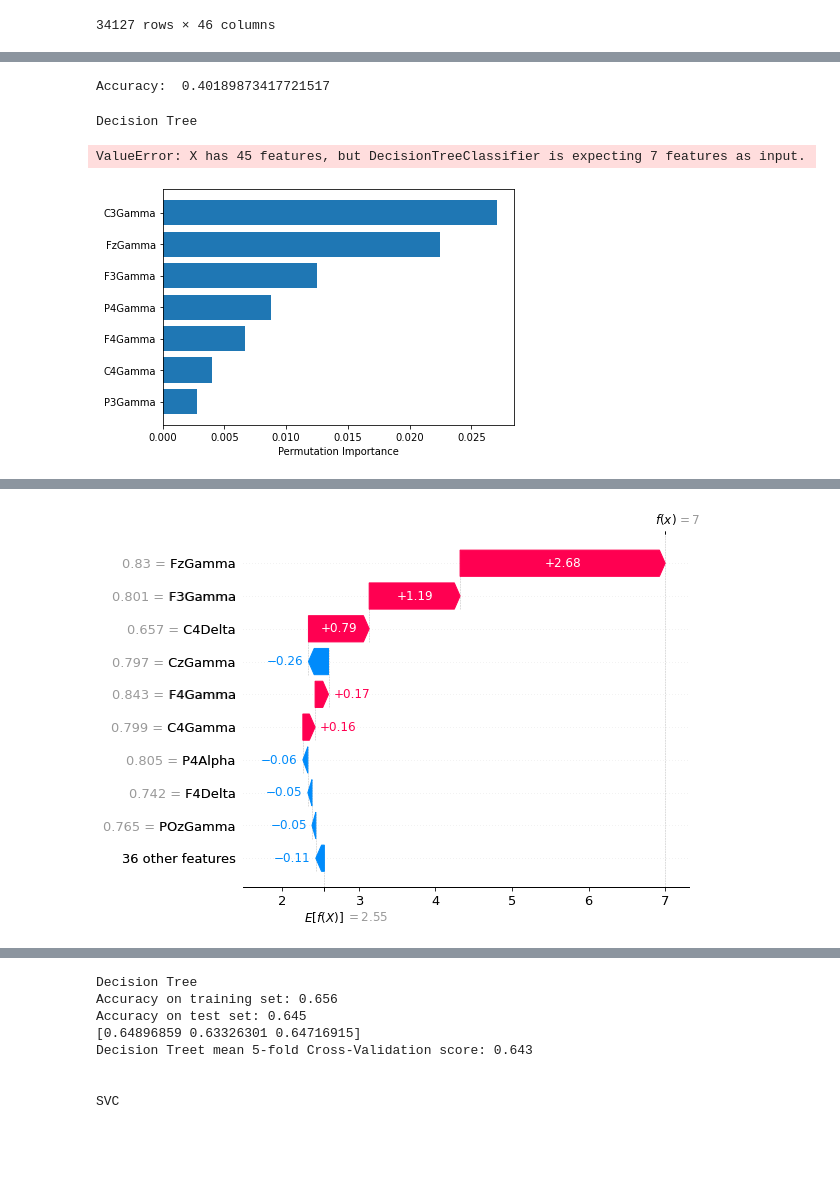
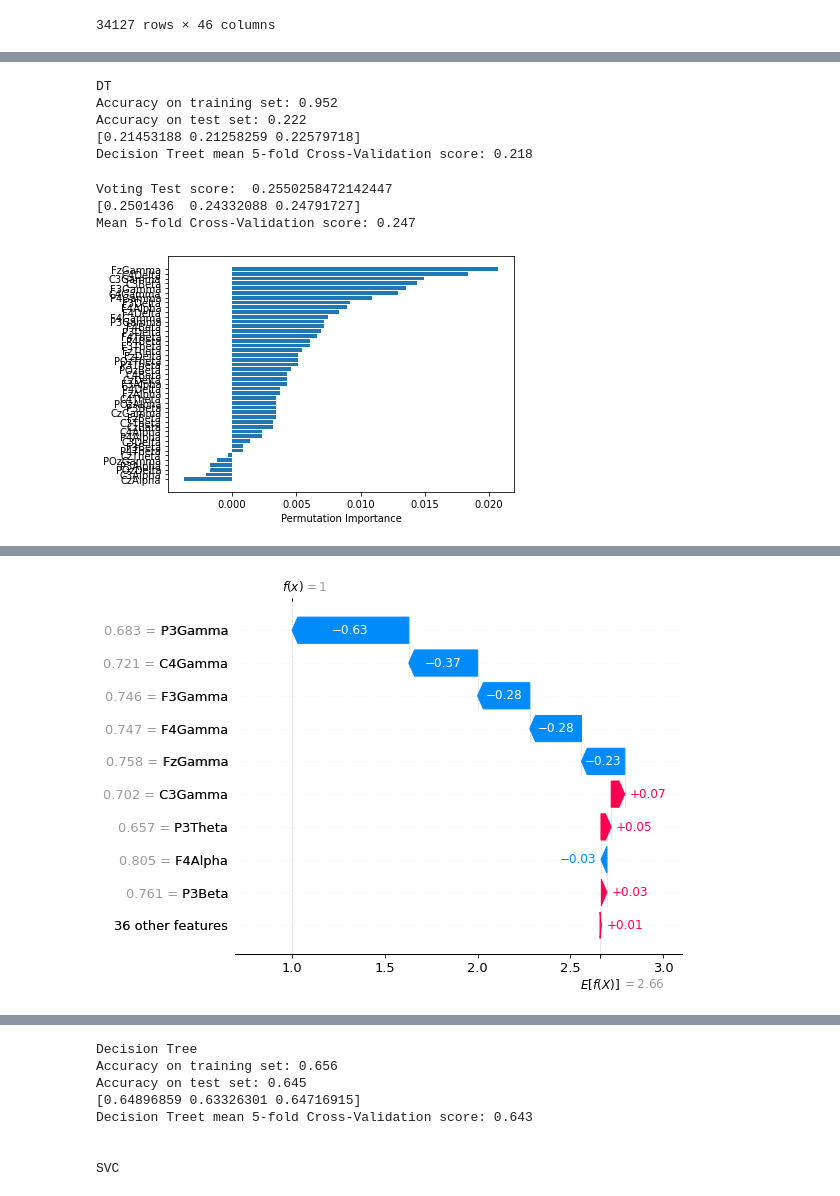
Before and after one commit to Snirvy/EEG_Engagement_Classifier, a Jupyter notebook: EEG Engagement Analysis.ipynb, the cells around one changed output, grey strips where cells are left out. Cells and saved outputs as stored; diff of their text form; code cells hidden in the pictures; blank space fills up the shorter version.

```diff
--- a/EEG Engagement Analysis.ipynb
+++ b/EEG Engagement Analysis.ipynb
@@ -29,0 +42,2 @@ data
+# %%
+data = data.groupby('target', group_keys=False).apply(lambda x: x.sample(2321))
@@ -65,0 +106,10 @@ data
+# %%
+from sklearn import preprocessing
+from sklearn import utils
+
+#convert y values to categorical values
+lab = preprocessing.LabelEncoder()
+y_transformed = lab.fit_transform(data['target'])
+y_transformed
+data['target'] = y_transformed
+data
@@ -189,27 +254,27 @@ from sklearn.model_selection import cross_val_score
 from sklearn.model_selection import LeaveOneOut
 from sklearn.ensemble import RandomForestClassifier
 
-model1 = DecisionTreeClassifier(max_depth = 6)
-#model2 = SVC(kernel = 'rbf', probability = True)
+#model1 = DecisionTreeClassifier(max_depth = 24)
+#model2 = SVC(kernel = 'rbf')
 #model3 = MLPClassifier(solver='sgd', alpha=1e-5,hidden_layer_sizes=(5,5), max_iter = 1000)
-#model4 = GradientBoostingClassifier(n_estimators=1000, subsample=1, learning_rate=1e-5)
+model4 = GradientBoostingClassifier(n_estimators=500, subsample=1, learning_rate=1e-5)
 #model5 =  LogisticRegression(C=1)
 #model6 = RandomForestClassifier(n_estimators=500, max_depth = 6)
 #model7= KNeighborsClassifier(n_neighbors=5)
 
-model1.fit(features_train,target_train)
+#model1.fit(features_train,target_train)
 #model2.fit(features_train,target_train)
 #model3.fit(features_train, target_train)
-#model4.fit(features_train, target_train)
+model4.fit(features_train, target_train)
 #model5.fit(features_train, target_train)
 #model6.fit(features_train, target_train)
 #model7.fit(features_train, target_train)
 
 
-pred1=model1.predict(features_test)
+#pred1=model1.predict(features_test)
 #pred2=model2.predict(features_test)
 #pred3=model3.predict(features_test)
-#pred4=model4.predict(features_test)
+pred4=model4.predict(features_test)
 #pred5=model5.predict(features_test)
 #pred6=model6.predict(features_test)
 #pred7=model7.predict(features_test)
@@ -217,14 +282,12 @@ pred1=model1.predict(features_test)
 
 final_pred = np.array([])
 for i in range(0,len(features_test)):
-    m = stats.mode([pred1[i]])
+    m = stats.mode([pred1[i], pred2[i], pred4[i]])
     final_pred = np.append(final_pred, m[0])
 
 print("Accuracy: ", np.mean(final_pred - target_test == 0))
-# %% [output]
-Accuracy:  0.40189873417721517
 # %%
-print('Decision Tree')
+print('DT')
 print("Accuracy on training set: {:.3f}".format(model1.score(features_train, target_train)))
 print("Accuracy on test set: {:.3f}".format(model1.score(features_test, target_test)))
 DTScores = cross_val_score(model1, features_train, target_train, cv= 3)
@@ -232,5 +295,25 @@ print(DTScores)
 print(f"Decision Treet mean 5-fold Cross-Validation score: {np.mean(DTScores):.3f}")
 print('\n')
 # %% [output]
-Decision Tree
+DT
+Accuracy on training set: 0.952
+Accuracy on test set: 0.222
+[0.21453188 0.21258259 0.22579718]
+Decision Treet mean 5-fold Cross-Validation score: 0.218
-ValueError: X has 45 features, but DecisionTreeClassifier is expecting 7 features as input.
+# %%
+from sklearn.ensemble import VotingClassifier
+model = VotingClassifier(estimators=[ ('DT', model1),
+
+                                     ('SVC', model2),
+
+                                     ], voting='hard')
+model.fit(features_train,target_train)
+print("Voting Test score: ", model.score(features_test,target_test))
+
+VotingScores = cross_val_score(model, features_train, target_train, cv=3)
+print(VotingScores)
+print(f"Mean 5-fold Cross-Validation score: {np.mean(VotingScores):.3f}")
+# %% [output]
+Voting Test score:  0.2550258472142447
+[0.2501436  0.24332088 0.24791727]
+Mean 5-fold Cross-Validation score: 0.247
@@ -237,23 +328,23 @@ ValueError: X has 45 features, but DecisionTreeClassifier is expecting 7 feature
 # %%
 from sklearn.inspection import permutation_importance
 import numpy as np
 import matplotlib.pyplot as plt
 %matplotlib inline
 
 
-perm_importance = permutation_importance(model1, features_test, target_test, n_repeats = 1)
+perm_importance = permutation_importance(model, features_test, target_test, n_repeats = 1)
 
 feature_names = list(features_train.columns)
 features = np.array(feature_names)
 
 sorted_idx = perm_importance.importances_mean.argsort()
 plt.barh(features[sorted_idx], perm_importance.importances_mean[sorted_idx])
 plt.xlabel("Permutation Importance")
 
 plt.tight_layout()
 plt.savefig('PermutationImportanceScaled.png', dpi = 300)
 # %% [output]
-[figure, old version]
+[figure, new version]
 # %%
 
 import xgboost as xgb
@@ -275,7 +366,7 @@ shap.plots.waterfall(shap_values[0], show = False)
 plt.savefig('ShapWaterfall.png', dpi = 300, bbox_inches='tight')
 plt.show()
 # %% [output]
-[figure, old version]
+[figure, new version]
 # %%
 shap.plots.bar(shap_values, show = False)
 plt.savefig('ShapBarplot.png', dpi = 300, bbox_inches='tight')
```
Also changed, not shown: parts of 15 cells of this notebook.
